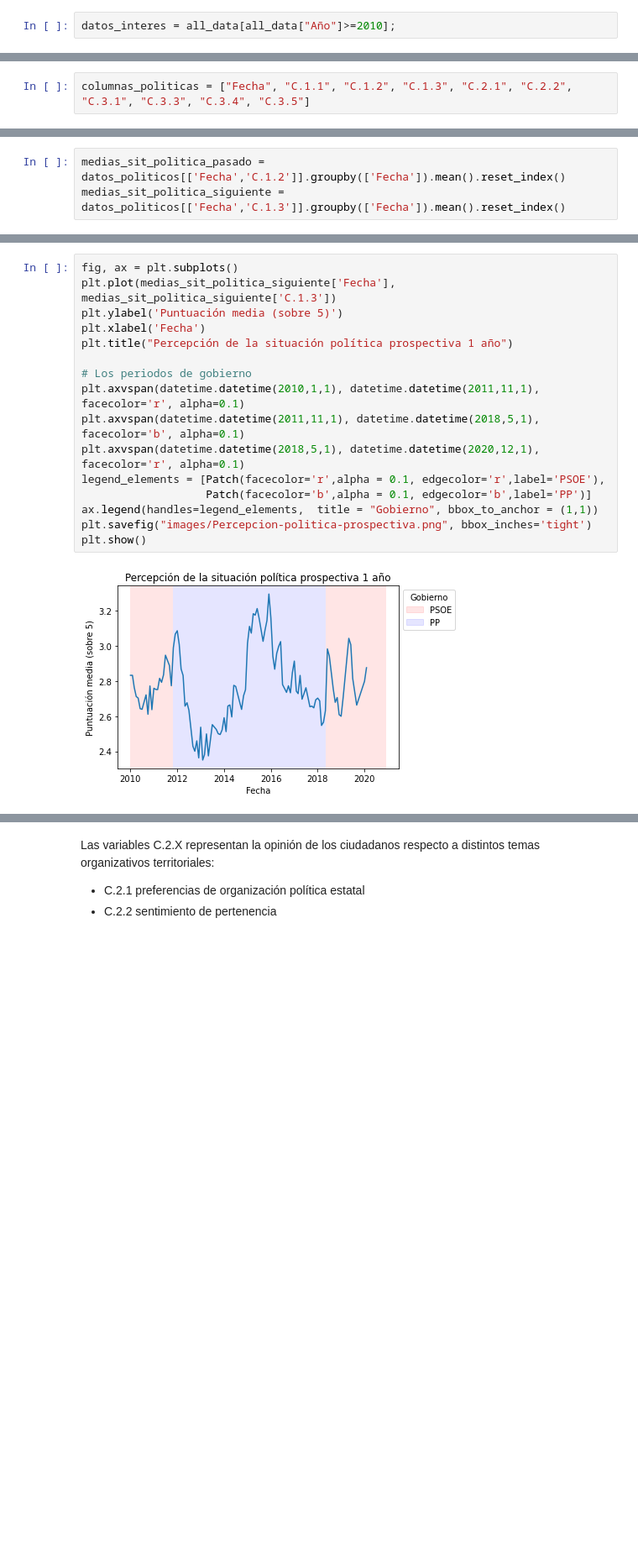
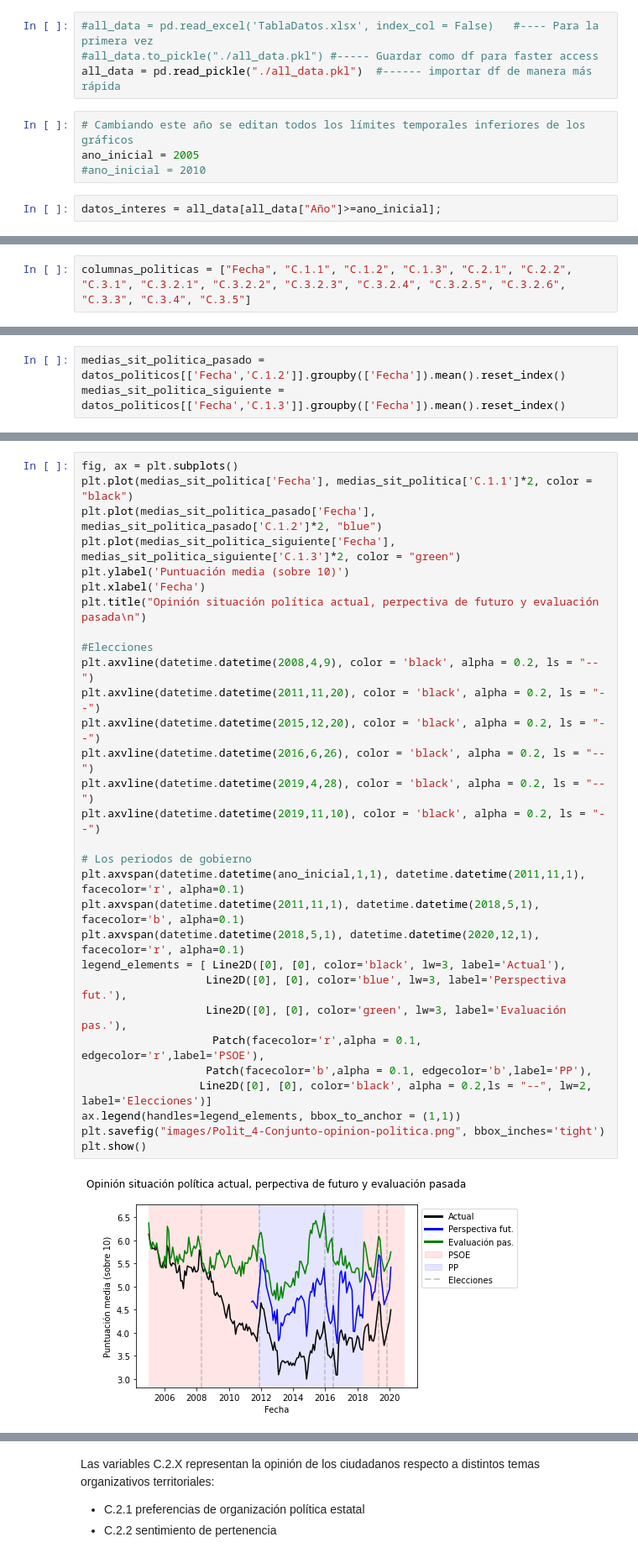
Before and after one commit to noriolg/social-polarization-spain, a Jupyter notebook: EstudioInicial.ipynb, the cells around one changed output, grey strips where cells are left out. Shown: that part at 84% size. Cells and saved outputs as stored; diff of their text form; blank space fills up the shorter version.

```diff
--- a/EstudioInicial.ipynb
+++ b/EstudioInicial.ipynb
@@ -40,5 +43,13 @@ all_data = pd.read_excel('TablaDatos.xlsx', index_col = False)
+# %%
+#all_data = pd.read_excel('TablaDatos.xlsx', index_col = False)   #---- Para la primera vez
+#all_data.to_pickle("./all_data.pkl") #----- Guardar como df para faster access
+all_data = pd.read_pickle("./all_data.pkl")  #------ importar df de manera más rápida
+# %%
+# Cambiando este año se editan todos los límites temporales inferiores de los gráficos
+ano_inicial = 2005
+#ano_inicial = 2010
 # %%
-datos_interes = all_data[all_data["Año"]>=2010];
+datos_interes = all_data[all_data["Año"]>=ano_inicial];
 # %% [markdown]
 Una vez seleccionados los datos de interés se procederá en dos pasos. En primer lugar, se estudiarán los ámbitos político, económico y laboral de manera independiente. Una vez se haya obtenido una imagen general de las tendencias durante la última década se procederá a la segunda parte del estudio. En esta segunda parte se relacionarán los tres ámbitos. El objetivo es tratar de identificar algún patrón o tendencia que permita afirmar o identificar un posible incremento de polarización social y política.
 # %% [markdown]
@@ -84,7 +95,7 @@ datos_interes['Fecha'] = pd.to_datetime(date)
 # %% [markdown]
 Para esta primera aproximación se escogen únicamente las variabes
 # %%
-columnas_politicas = ["Fecha", "C.1.1", "C.1.2", "C.1.3", "C.2.1", "C.2.2", "C.3.1", "C.3.3", "C.3.4", "C.3.5"]
+columnas_politicas = ["Fecha", "C.1.1", "C.1.2", "C.1.3", "C.2.1", "C.2.2", "C.3.1", "C.3.2.1", "C.3.2.2", "C.3.2.3", "C.3.2.4", "C.3.2.5", "C.3.2.6", "C.3.3", "C.3.4", "C.3.5"]
 # %%
 datos_politicos = datos_interes[columnas_politicas]
 # %% [markdown]
@@ -199,19 +246,33 @@ plt.show()
 # %%
 fig, ax = plt.subplots()
-plt.plot(medias_sit_politica_siguiente['Fecha'], medias_sit_politica_siguiente['C.1.3'])
-plt.ylabel('Puntuación media (sobre 5)')
+plt.plot(medias_sit_politica['Fecha'], medias_sit_politica['C.1.1']*2, color = "black")
+plt.plot(medias_sit_politica_pasado['Fecha'], medias_sit_politica_pasado['C.1.2']*2, "blue")
+plt.plot(medias_sit_politica_siguiente['Fecha'], medias_sit_politica_siguiente['C.1.3']*2, color = "green")
+plt.ylabel('Puntuación media (sobre 10)')
 plt.xlabel('Fecha')
-plt.title("Percepción de la situación política prospectiva 1 año")
+plt.title("Opinión situación política actual, perpectiva de futuro y evaluación pasada\n")
+
+#Elecciones
+plt.axvline(datetime.datetime(2008,4,9), color = 'black', alpha = 0.2, ls = "--")
+plt.axvline(datetime.datetime(2011,11,20), color = 'black', alpha = 0.2, ls = "--")
+plt.axvline(datetime.datetime(2015,12,20), color = 'black', alpha = 0.2, ls = "--")
+plt.axvline(datetime.datetime(2016,6,26), color = 'black', alpha = 0.2, ls = "--")
+plt.axvline(datetime.datetime(2019,4,28), color = 'black', alpha = 0.2, ls = "--")
+plt.axvline(datetime.datetime(2019,11,10), color = 'black', alpha = 0.2, ls = "--")
 
 # Los periodos de gobierno
-plt.axvspan(datetime.datetime(2010,1,1), datetime.datetime(2011,11,1), facecolor='r', alpha=0.1)
+plt.axvspan(datetime.datetime(ano_inicial,1,1), datetime.datetime(2011,11,1), facecolor='r', alpha=0.1)
 plt.axvspan(datetime.datetime(2011,11,1), datetime.datetime(2018,5,1), facecolor='b', alpha=0.1)
 plt.axvspan(datetime.datetime(2018,5,1), datetime.datetime(2020,12,1), facecolor='r', alpha=0.1)
-legend_elements = [Patch(facecolor='r',alpha = 0.1, edgecolor='r',label='PSOE'),
-                   Patch(facecolor='b',alpha = 0.1, edgecolor='b',label='PP')]
-ax.legend(handles=legend_elements,  title = "Gobierno", bbox_to_anchor = (1,1))
-plt.savefig("images/Percepcion-politica-prospectiva.png", bbox_inches='tight')
+legend_elements = [ Line2D([0], [0], color='black', lw=3, label='Actual'),
+                   Line2D([0], [0], color='blue', lw=3, label='Perspectiva fut.'),
+                   Line2D([0], [0], color='green', lw=3, label='Evaluación pas.'),
+                    Patch(facecolor='r',alpha = 0.1, edgecolor='r',label='PSOE'),
+                   Patch(facecolor='b',alpha = 0.1, edgecolor='b',label='PP'),
+                  Line2D([0], [0], color='black', alpha = 0.2,ls = "--", lw=2, label='Elecciones')]
+ax.legend(handles=legend_elements, bbox_to_anchor = (1,1))
+plt.savefig("images/Polit_4-Conjunto-opinion-politica.png", bbox_inches='tight')
 plt.show()
 # %% [output]
-[figure, old version]
+[figure, new version]
 # %% [markdown]
```
Also changed, not shown: parts of 79 cells of this notebook, 24 other files.
